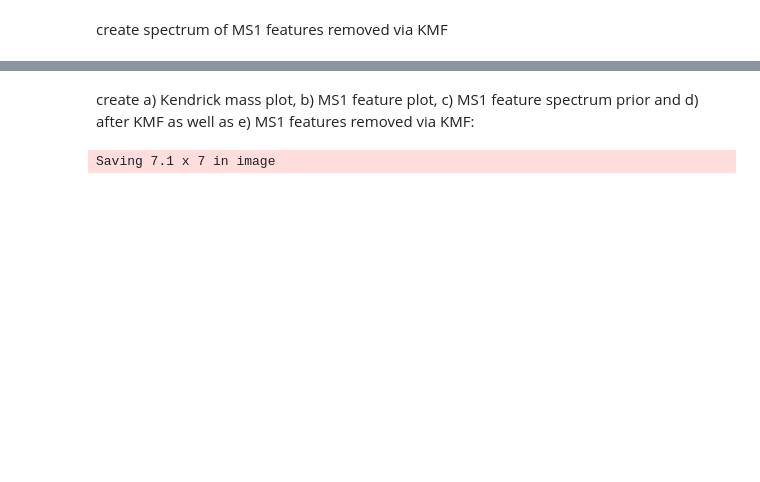
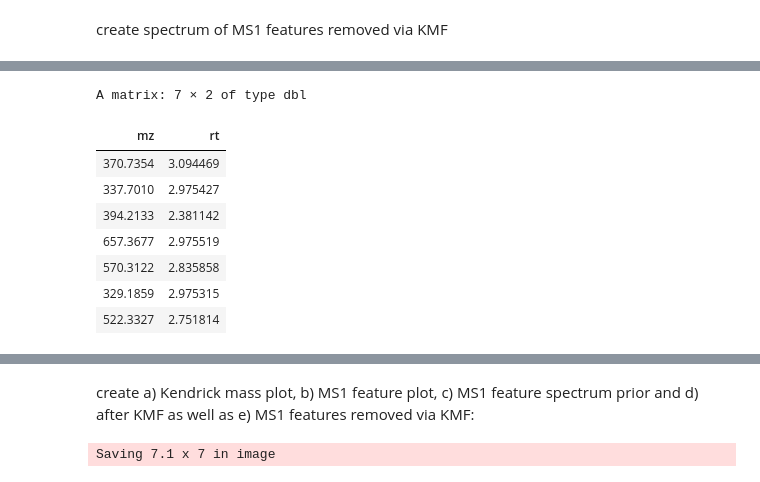
Before and after one commit to DorresteinLaboratory/Kendrick_Mass_Filter, a Jupyter notebook: Manuscript_SI_KendrickMassFilter_Final.ipynb, the cells around one changed output, grey strips where cells are left out. Drawn from its saved outputs; the diff is of its cells as text; code cells hidden in the pictures; blank space fills up the shorter version.

```diff
--- a/Manuscript_SI_KendrickMassFilter_Final.ipynb
+++ b/Manuscript_SI_KendrickMassFilter_Final.ipynb
@@ -339,0 +387,12 @@ Filtered_matrix_KMF_wgraph_MS1_plot <-
+# %%
+vec[44:50,]
+# %% [output]
+A matrix: 7 × 2 of type dbl
+| mz | rt |
+| 370.7354 | 3.094469 |
+| 337.7010 | 2.975427 |
+| 394.2133 | 2.381142 |
+| 657.3677 | 2.975519 |
+| 570.3122 | 2.835858 |
+| 329.1859 | 2.975315 |
+| 522.3327 | 2.751814 |
```
Also changed, not shown: parts of 18 cells of this notebook.
